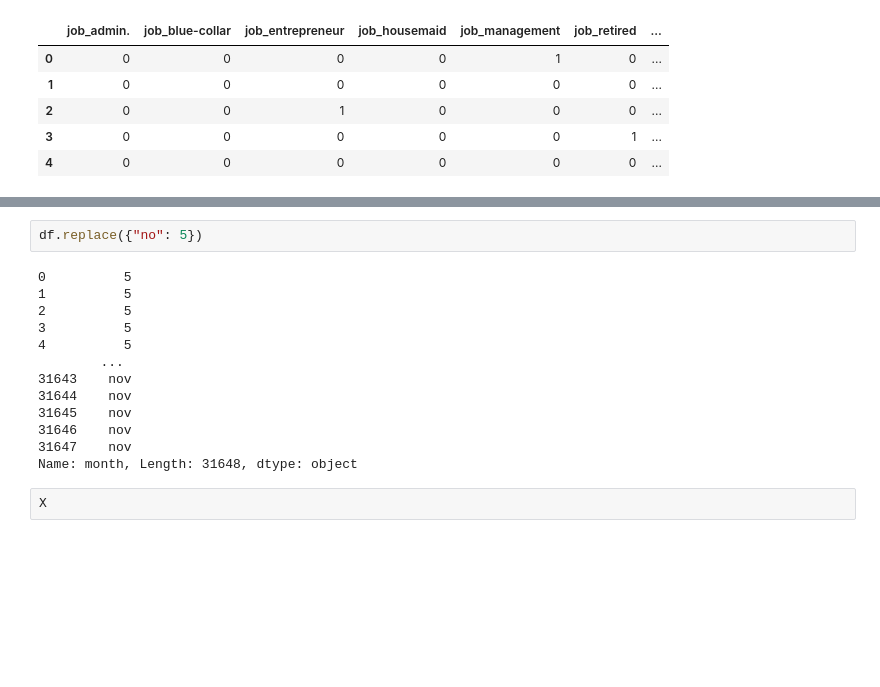
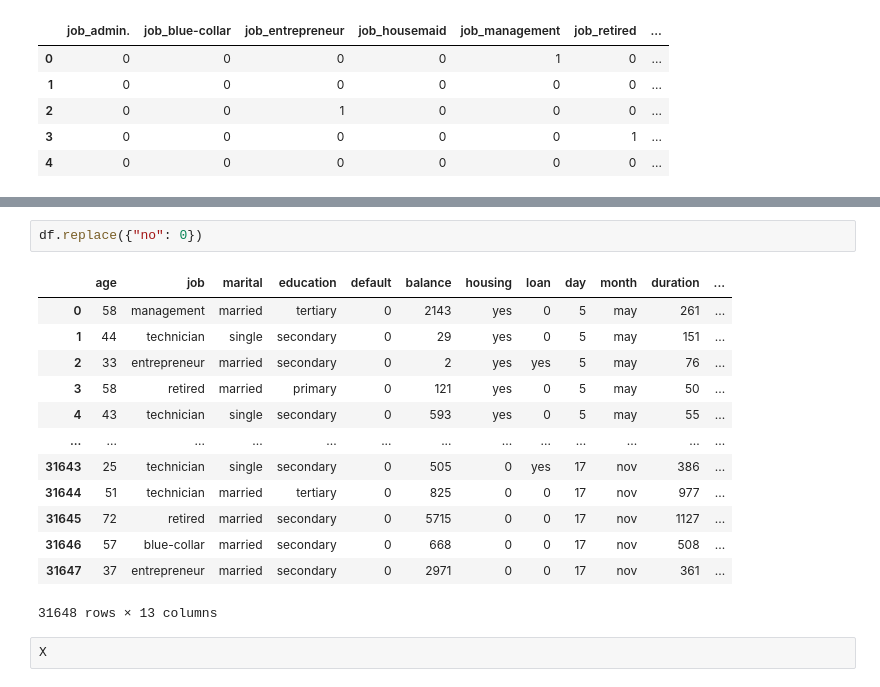
Before and after one commit to renchristelle/MLFLOW, a Jupyter notebook: ipython_notebooks/notebook editor for compute_cTcsiBqc.ipynb, the cells around one changed output, grey strips where cells are left out. Saved outputs shown, nothing was run; the diff lists cells and outputs as text; blank space fills up the shorter version.

```diff
--- a/ipython_notebooks/notebook editor for compute_cTcsiBqc.ipynb
+++ b/ipython_notebooks/notebook editor for compute_cTcsiBqc.ipynb
@@ -56,18 +85,19 @@ education_df = pd.get_dummies(df.education, prefix='education')
 # %%
-df.replace({"no": 5})
+df.replace({"no": 0})
 # %% [output]
+|  | age | job | marital | education | default | balance | housing | loan | day | month | duration | ... |
+| 0 | 58 | management | married | tertiary | 0 | 2143 | yes | 0 | 5 | may | 261 | ... |
+| 1 | 44 | technician | single | secondary | 0 | 29 | yes | 0 | 5 | may | 151 | ... |
+| 2 | 33 | entrepreneur | married | secondary | 0 | 2 | yes | yes | 5 | may | 76 | ... |
+| 3 | 58 | retired | married | primary | 0 | 121 | yes | 0 | 5 | may | 50 | ... |
+| 4 | 43 | technician | single | secondary | 0 | 593 | yes | 0 | 5 | may | 55 | ... |
+| ... | ... | ... | ... | ... | ... | ... | ... | ... | ... | ... | ... | ... |
+| 31643 | 25 | technician | single | secondary | 0 | 505 | 0 | yes | 17 | nov | 386 | ... |
+| 31644 | 51 | technician | married | tertiary | 0 | 825 | 0 | 0 | 17 | nov | 977 | ... |
+| 31645 | 72 | retired | married | secondary | 0 | 5715 | 0 | 0 | 17 | nov | 1127 | ... |
+| 31646 | 57 | blue-collar | married | secondary | 0 | 668 | 0 | 0 | 17 | nov | 508 | ... |
+| 31647 | 37 | entrepreneur | married | secondary | 0 | 2971 | 0 | 0 | 17 | nov | 361 | ... |
-0          5
-1          5
-2          5
-3          5
-4          5
-        ...
-31643    nov
-31644    nov
-31645    nov
-31646    nov
-31647    nov
-Name: month, Length: 31648, dtype: object
+31648 rows × 13 columns
 # %%
 X
 # %% [output]
```
Also changed, not shown: parts of 2 cells of this notebook.
